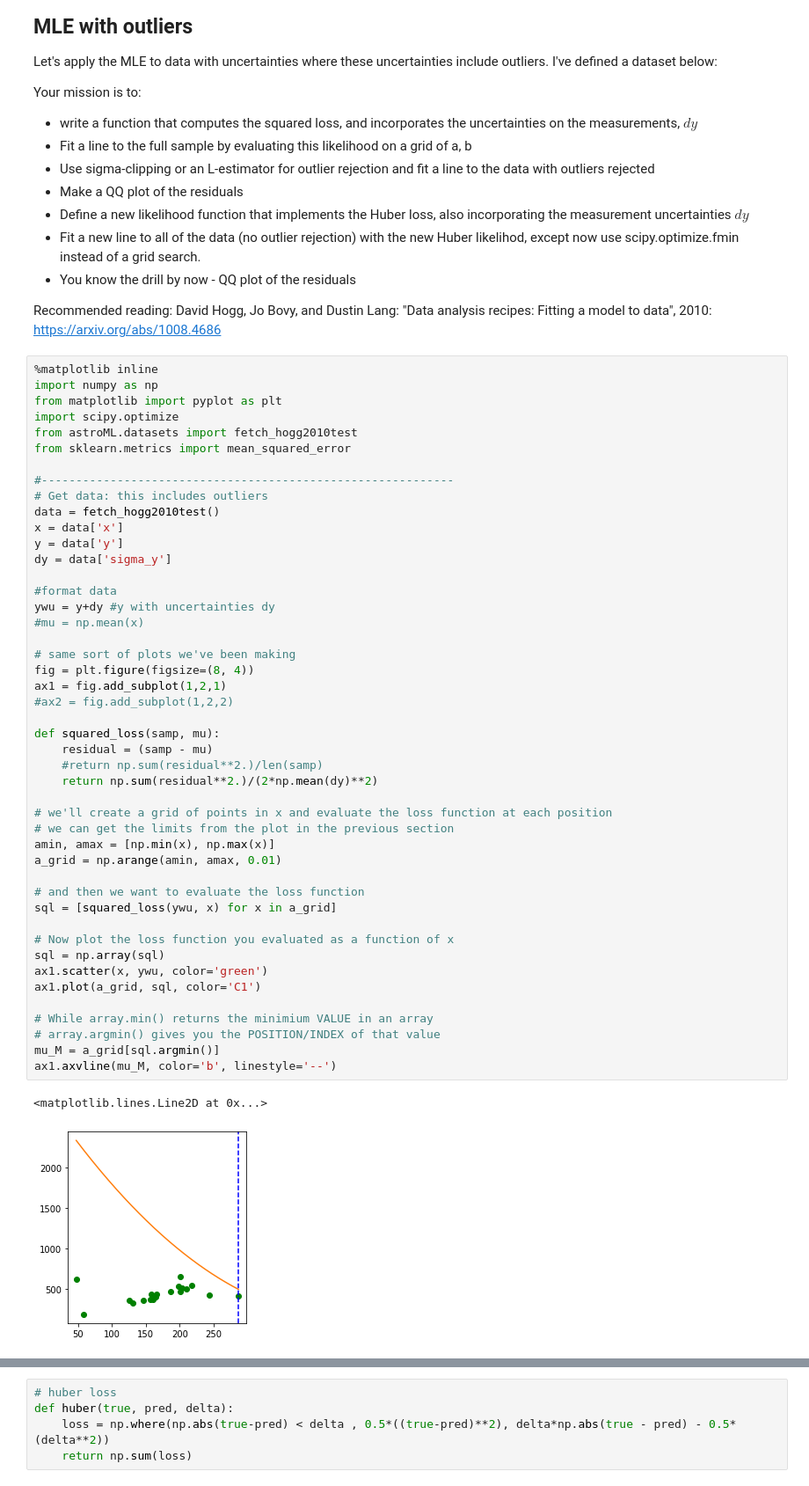
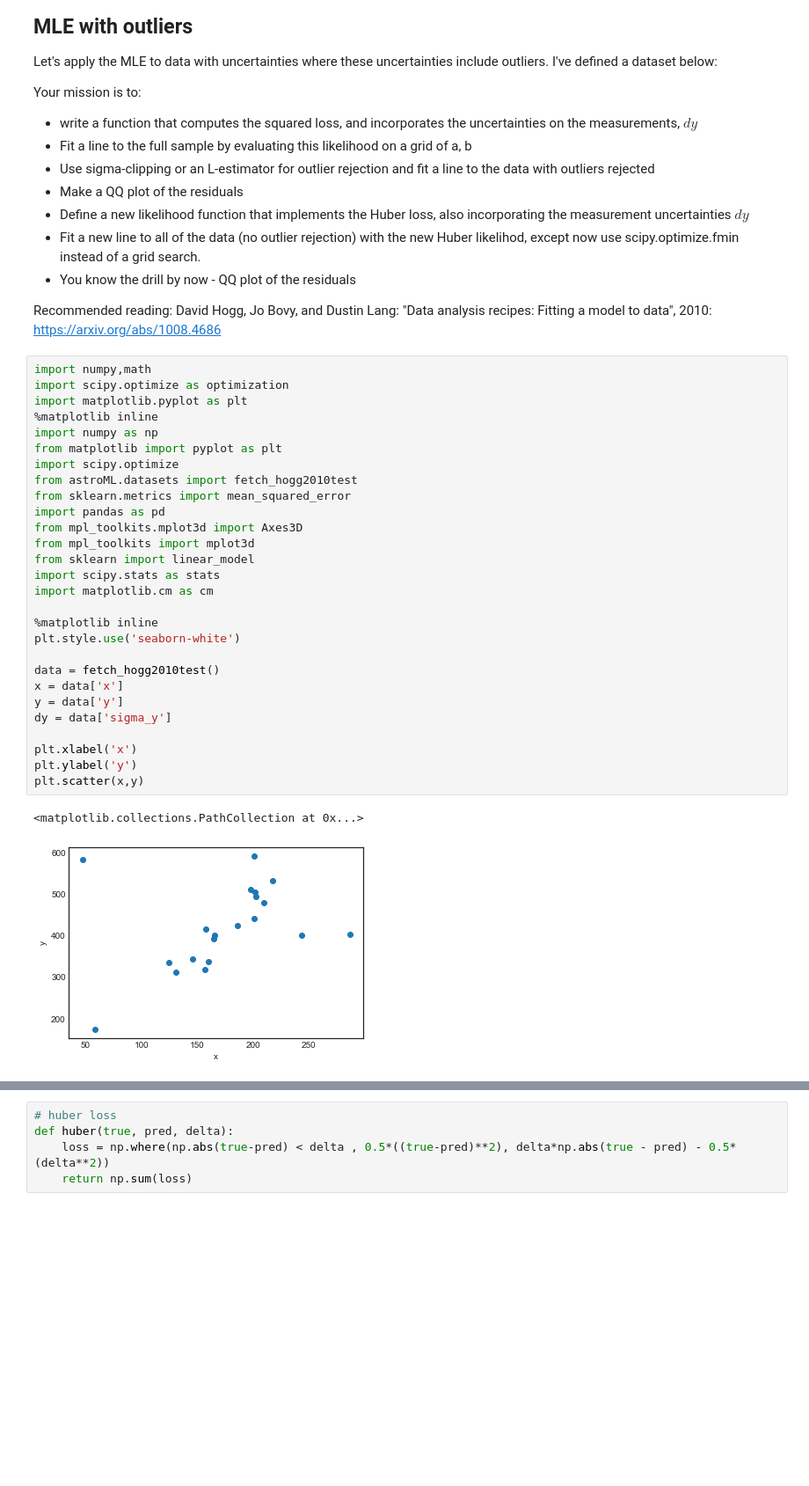
Before and after one commit to gnarayan/ast596_2020_Spring, a Jupyter notebook: homework/PatrickAleo/paleo2_homework02.ipynb, the cells around one changed output, grey strips where cells are left out. Shown at 88% size. Cells and saved outputs as stored; diff of their text form; blank space fills up the shorter version.

```diff
--- a/homework/PatrickAleo/paleo2_homework02.ipynb
+++ b/homework/PatrickAleo/paleo2_homework02.ipynb
@@ -43,52 +43,34 @@ Your mission is to:
 - You know the drill by now - QQ plot of the residuals
 
 Recommended reading: David Hogg, Jo Bovy, and Dustin Lang: "Data analysis recipes: Fitting a model to data", 2010: https://arxiv.org/abs/1008.4686
-# %%
-%matplotlib inline
-import numpy as np
-from matplotlib import pyplot as plt
-import scipy.optimize
-from astroML.datasets import fetch_hogg2010test
-from sklearn.metrics import mean_squared_error
-
-#------------------------------------------------------------
-# Get data: this includes outliers
-data = fetch_hogg2010test()
-x = data['x']
-y = data['y']
-dy = data['sigma_y']
-
-#format data
-ywu = y+dy #y with uncertainties dy
-#mu = np.mean(x)
-
-# same sort of plots we've been making
-fig = plt.figure(figsize=(8, 4))
-ax1 = fig.add_subplot(1,2,1)
-#ax2 = fig.add_subplot(1,2,2)
-
-def squared_loss(samp, mu):
-    residual = (samp - mu)
-    #return np.sum(residual**2.)/len(samp)
-    return np.sum(residual**2.)/(2*np.mean(dy)**2)
-
-# we'll create a grid of points in x and evaluate the loss function at each position
-# we can get the limits from the plot in the previous section
-amin, amax = [np.min(x), np.max(x)]
-a_grid = np.arange(amin, amax, 0.01)
-
-# and then we want to evaluate the loss function
-sql = [squared_loss(ywu, x) for x in a_grid]
-
-# Now plot the loss function you evaluated as a function of x
-sql = np.array(sql)
-ax1.scatter(x, ywu, color='green')
-ax1.plot(a_grid, sql, color='C1')
-
-# While array.min() returns the minimium VALUE in an array
-# array.argmin() gives you the POSITION/INDEX of that value
-mu_M = a_grid[sql.argmin()]
-ax1.axvline(mu_M, color='b', linestyle='--')
-# %% [output]
-<matplotlib.lines.Line2D at 0x...>
-[figure, removed]
+# %%
+import numpy,math
+import scipy.optimize as optimization
+import matplotlib.pyplot as plt
+%matplotlib inline
+import numpy as np
+from matplotlib import pyplot as plt
+import scipy.optimize
+from astroML.datasets import fetch_hogg2010test
+from sklearn.metrics import mean_squared_error
+import pandas as pd
+from mpl_toolkits.mplot3d import Axes3D
+from mpl_toolkits import mplot3d
+from sklearn import linear_model
+import scipy.stats as stats
+import matplotlib.cm as cm
+
+%matplotlib inline
+plt.style.use('seaborn-white')
+
+data = fetch_hogg2010test()
+x = data['x']
+y = data['y']
+dy = data['sigma_y']
+
+plt.xlabel('x')
+plt.ylabel('y')
+plt.scatter(x,y)
+# %% [output]
+<matplotlib.collections.PathCollection at 0x...>
+[figure, added]
```
Also changed, not shown: parts of 23 cells of this notebook.
